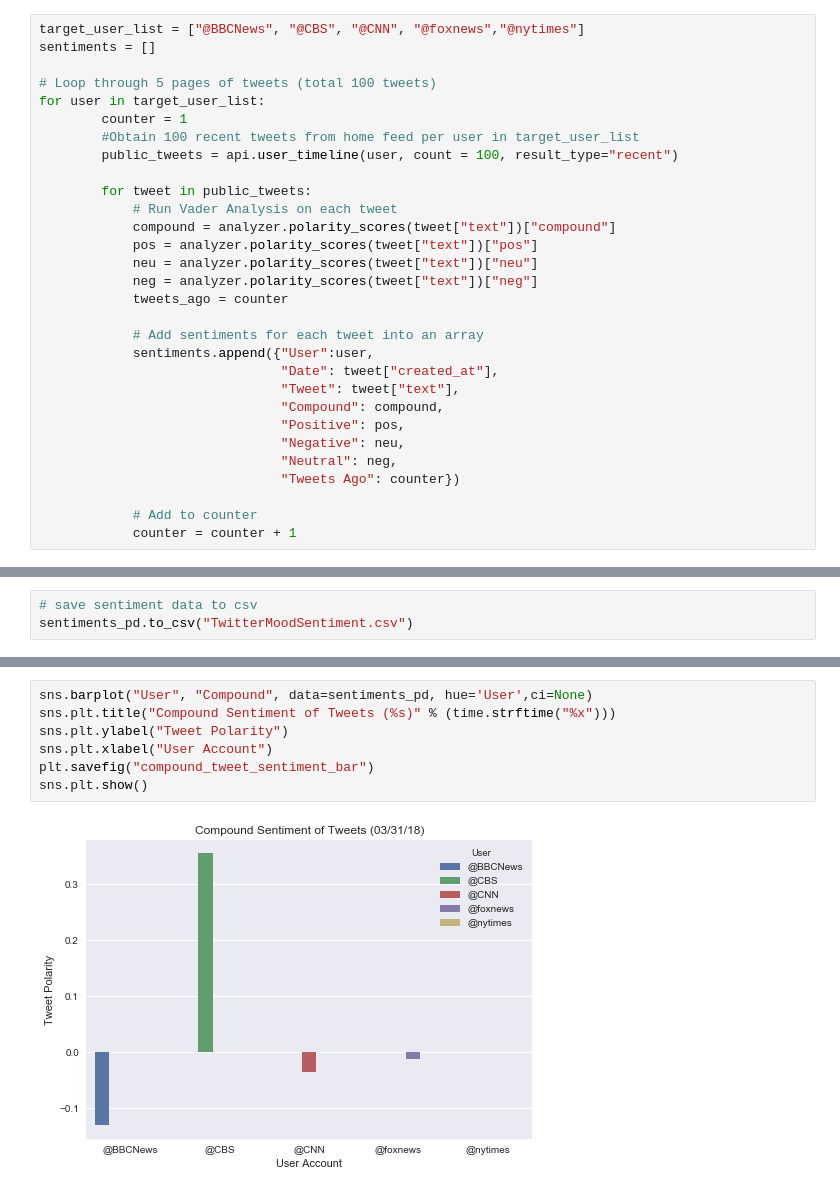
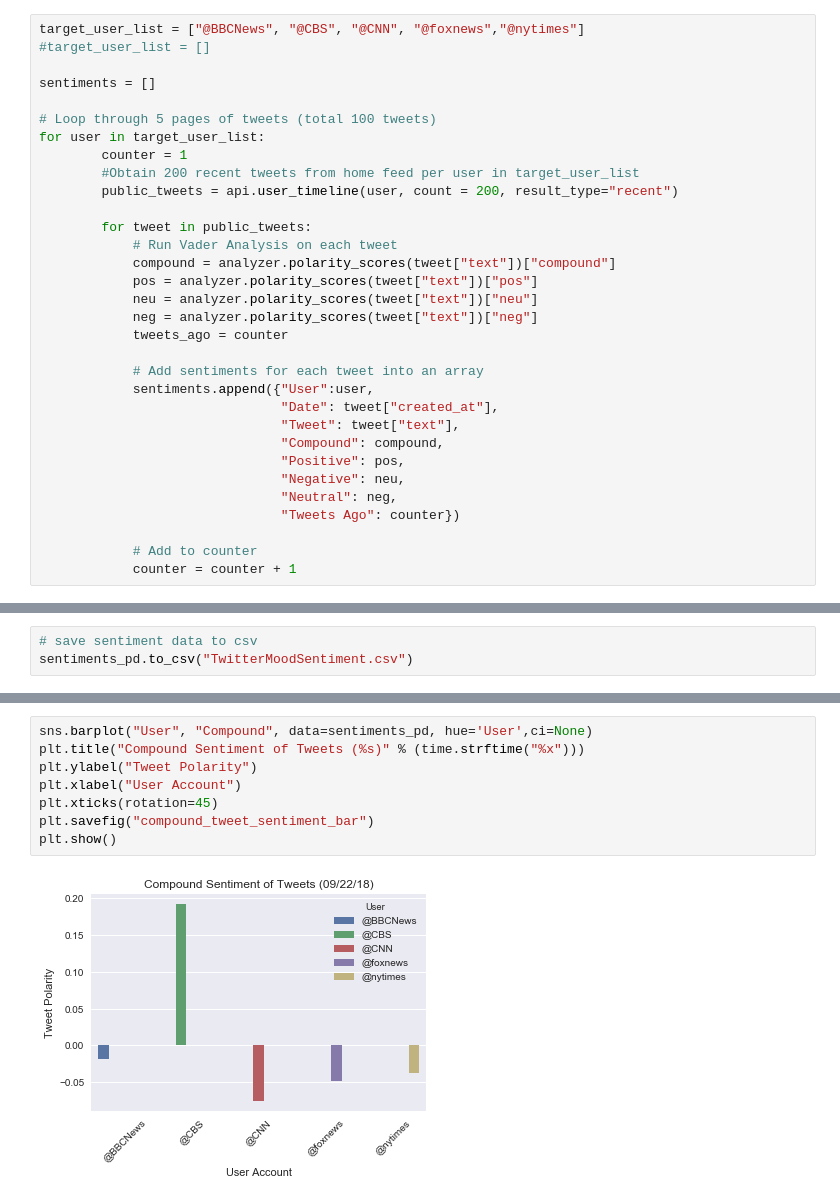
Before and after one commit to timothyyu/twitter-sentiment, a Jupyter notebook: main.ipynb, the cells around one changed output, grey strips where cells are left out. Drawn from its saved outputs; the diff is of its cells as text.

```diff
--- a/main.ipynb
+++ b/main.ipynb
@@ -28,13 +28,15 @@ auth.set_access_token(access_token, access_token_secret)
 api = tweepy.API(auth, parser=tweepy.parsers.JSONParser())
 # %%
 target_user_list = ["@BBCNews", "@CBS", "@CNN", "@foxnews","@nytimes"]
+#target_user_list = []
+
 sentiments = []
 
 # Loop through 5 pages of tweets (total 100 tweets)
 for user in target_user_list:
         counter = 1
-        #Obtain 100 recent tweets from home feed per user in target_user_list
-        public_tweets = api.user_timeline(user, count = 100, result_type="recent")
+        #Obtain 200 recent tweets from home feed per user in target_user_list
+        public_tweets = api.user_timeline(user, count = 200, result_type="recent")
 
         for tweet in public_tweets:
             # Run Vader Analysis on each tweet
@@ -109,10 +110,11 @@ sns.plt.show()
 #plt.show()
 # %%
 sns.barplot("User", "Compound", data=sentiments_pd, hue='User',ci=None)
-sns.plt.title("Compound Sentiment of Tweets (%s)" % (time.strftime("%x")))
-sns.plt.ylabel("Tweet Polarity")
-sns.plt.xlabel("User Account")
+plt.title("Compound Sentiment of Tweets (%s)" % (time.strftime("%x")))
+plt.ylabel("Tweet Polarity")
+plt.xlabel("User Account")
+plt.xticks(rotation=45)
 plt.savefig("compound_tweet_sentiment_bar")
-sns.plt.show()
+plt.show()
 # %% [output]
-[figure, old version]
+[figure, new version]
```
Also changed, not shown: parts of 4 cells of this notebook, 4 other files.
